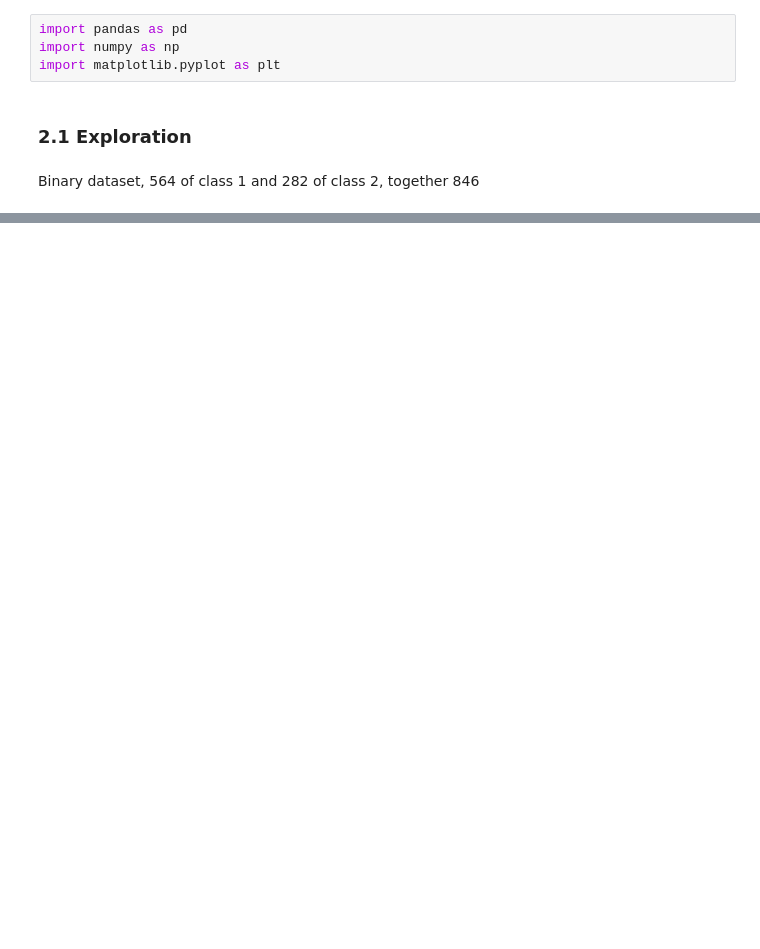
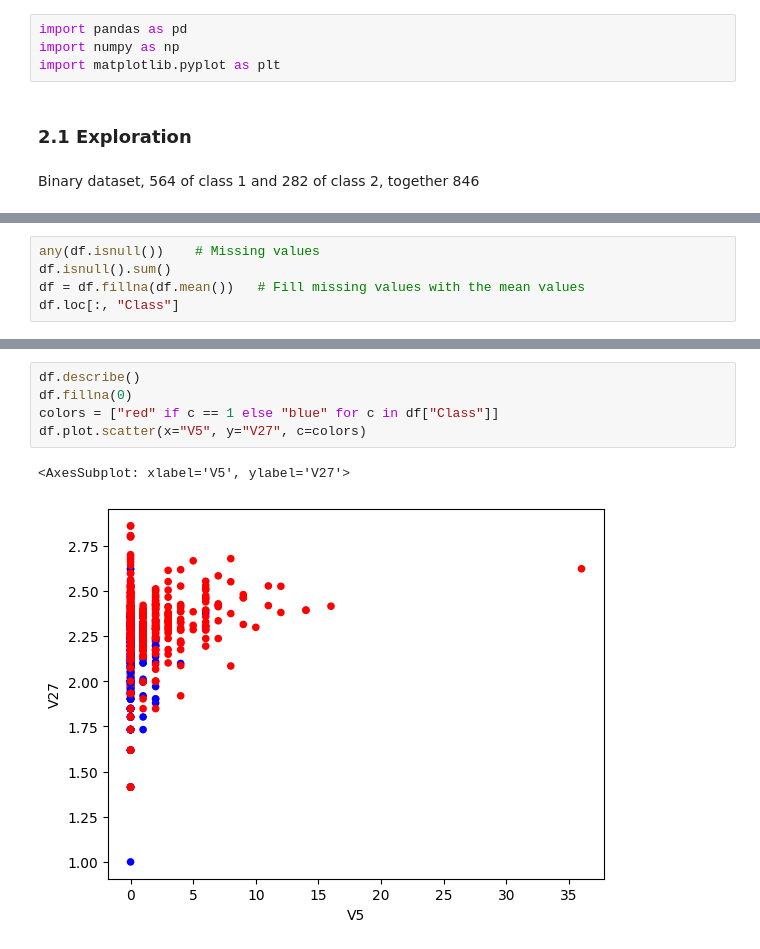
Before and after one commit to strojanski/IS-labs, a Jupyter notebook: seminarji/sem2/sem2.ipynb, the cells around one changed output, grey strips where cells are left out. Saved outputs shown, nothing was run; the diff lists cells and outputs as text; blank space fills up the shorter version.

```diff
--- a/seminarji/sem2/sem2.ipynb
+++ b/seminarji/sem2/sem2.ipynb
@@ -43,0 +30,5 @@ df.fillna(0)
+# %%
+any(df.isnull())    # Missing values
+df.isnull().sum()
+df = df.fillna(df.mean())   # Fill missing values with the mean values
+df.loc[:, "Class"]
@@ -43,0 +48,8 @@ df.fillna(0)
+# %%
+df.describe()
+df.fillna(0)
+colors = ["red" if c == 1 else "blue" for c in df["Class"]]
+df.plot.scatter(x="V5", y="V27", c=colors)
+# %% [output]
+<AxesSubplot: xlabel='V5', ylabel='V27'>
+[figure, added]
```
Also changed, not shown: parts of 6 cells of this notebook.
